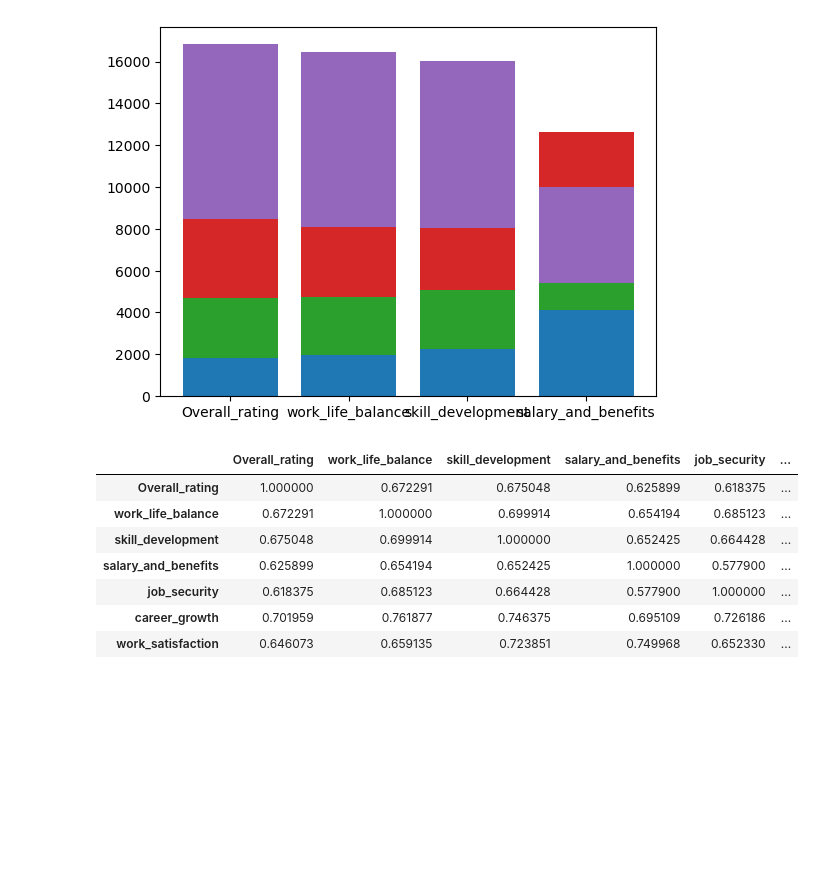
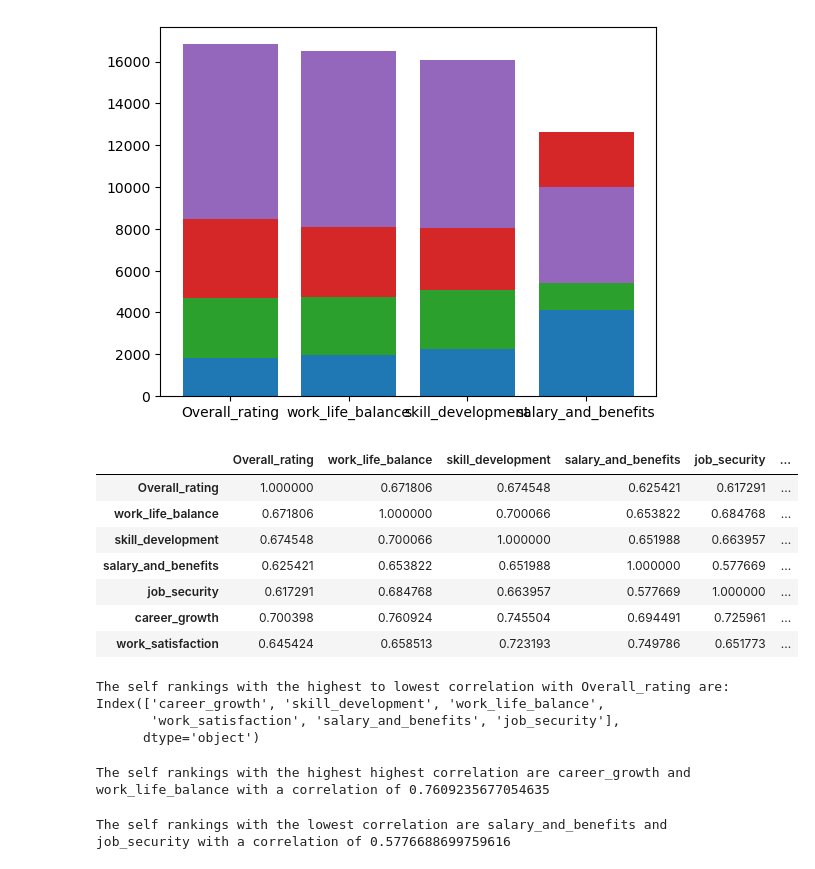
Before and after one commit to TEcjddns/UChicago_AIML_Project, a Jupyter notebook: visualizing_prepared_data.ipynb, the cells around one changed output. Saved outputs shown, nothing was run; the diff lists cells and outputs as text; code cells hidden in the pictures; blank space fills up the shorter version.

Commit message:
Added correlative visualizations on rankings.

```diff
--- a/visualizing_prepared_data.ipynb
+++ b/visualizing_prepared_data.ipynb
@@ -3,10 +3,8 @@ import pandas as pd
 import matplotlib.pyplot as plt
 import seaborn as sns
 
-df = pd.read_csv('after prep.csv')
+df = pd.read_csv('data/after prep.csv')
 
-overall_rating = df[df['Overall_rating'].notnull()]['Overall_rating']
-
-
-sns.distplot(df[df['Overall_rating'].notnull()]['Overall_rating'])
-overall_rating
+# def count_plot(field, df):
+#     sns.countplot(df, x=field)
+#     plt.title(field)
@@ -72,17 +57,32 @@ ax.bar(groups, values5, bottom = values4)
 # %%
 import pandas as pd
 import numpy as np
 
 rs = np.random.RandomState(0)
 corr = df.corr()
-corr.style.background_gradient(cmap='coolwarm')
-# 'RdBu_r', 'BrBG_r', & PuOr_r are other good diverging colormaps
+corr.style.background_gradient()
 # %% [output]
 |  | Overall_rating | work_life_balance | skill_development | salary_and_benefits | job_security | ... |
-| Overall_rating | 1.000000 | 0.672291 | 0.675048 | 0.625899 | 0.618375 | ... |
-| work_life_balance | 0.672291 | 1.000000 | 0.699914 | 0.654194 | 0.685123 | ... |
-| skill_development | 0.675048 | 0.699914 | 1.000000 | 0.652425 | 0.664428 | ... |
-| salary_and_benefits | 0.625899 | 0.654194 | 0.652425 | 1.000000 | 0.577900 | ... |
-| job_security | 0.618375 | 0.685123 | 0.664428 | 0.577900 | 1.000000 | ... |
-| career_growth | 0.701959 | 0.761877 | 0.746375 | 0.695109 | 0.726186 | ... |
-| work_satisfaction | 0.646073 | 0.659135 | 0.723851 | 0.749968 | 0.652330 | ... |
+| Overall_rating | 1.000000 | 0.671806 | 0.674548 | 0.625421 | 0.617291 | ... |
+| work_life_balance | 0.671806 | 1.000000 | 0.700066 | 0.653822 | 0.684768 | ... |
+| skill_development | 0.674548 | 0.700066 | 1.000000 | 0.651988 | 0.663957 | ... |
+| salary_and_benefits | 0.625421 | 0.653822 | 0.651988 | 1.000000 | 0.577669 | ... |
+| job_security | 0.617291 | 0.684768 | 0.663957 | 0.577669 | 1.000000 | ... |
+| career_growth | 0.700398 | 0.760924 | 0.745504 | 0.694491 | 0.725961 | ... |
+| work_satisfaction | 0.645424 | 0.658513 | 0.723193 | 0.749786 | 0.651773 | ... |
+# %%
+ix = corr.sort_values('Overall_rating', ascending=False).index
+ix = ix.drop('Overall_rating')
+print(f'The self rankings with the highest to lowest correlation with Overall_rating are: {ix}')
+# %% [output]
+The self rankings with the highest to lowest correlation with Overall_rating are: Index(['career_growth', 'skill_development', 'work_life_balance',
+       'work_satisfaction', 'salary_and_benefits', 'job_security'],
+      dtype='object')
+# %%
+print(f'The self rankings with the highest correlation are {ix[0]} and {ix[2]} with a correlation of {corr.loc[ix[0], ix[2]]}')
+# %% [output]
+The self rankings with the highest highest correlation are career_growth and work_life_balance with a correlation of 0.7609235677054635
+# %%
+print(f'The self rankings with the lowest correlation are {ix[4]} and {ix[5]} with a correlation of {corr.loc[ix[4], ix[5]]}')
+# %% [output]
+The self rankings with the lowest correlation are salary_and_benefits and job_security with a correlation of 0.5776688699759616
```
Also changed, not shown: parts of 2 cells of this notebook.
